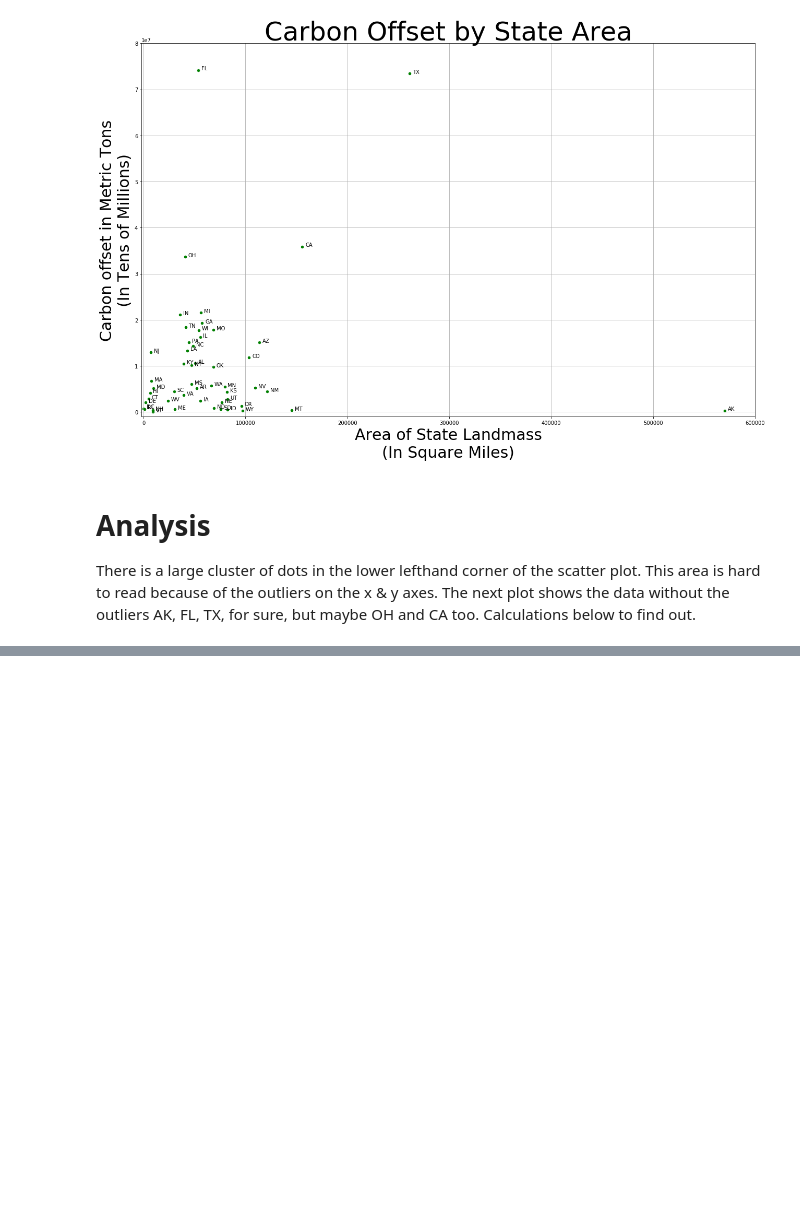
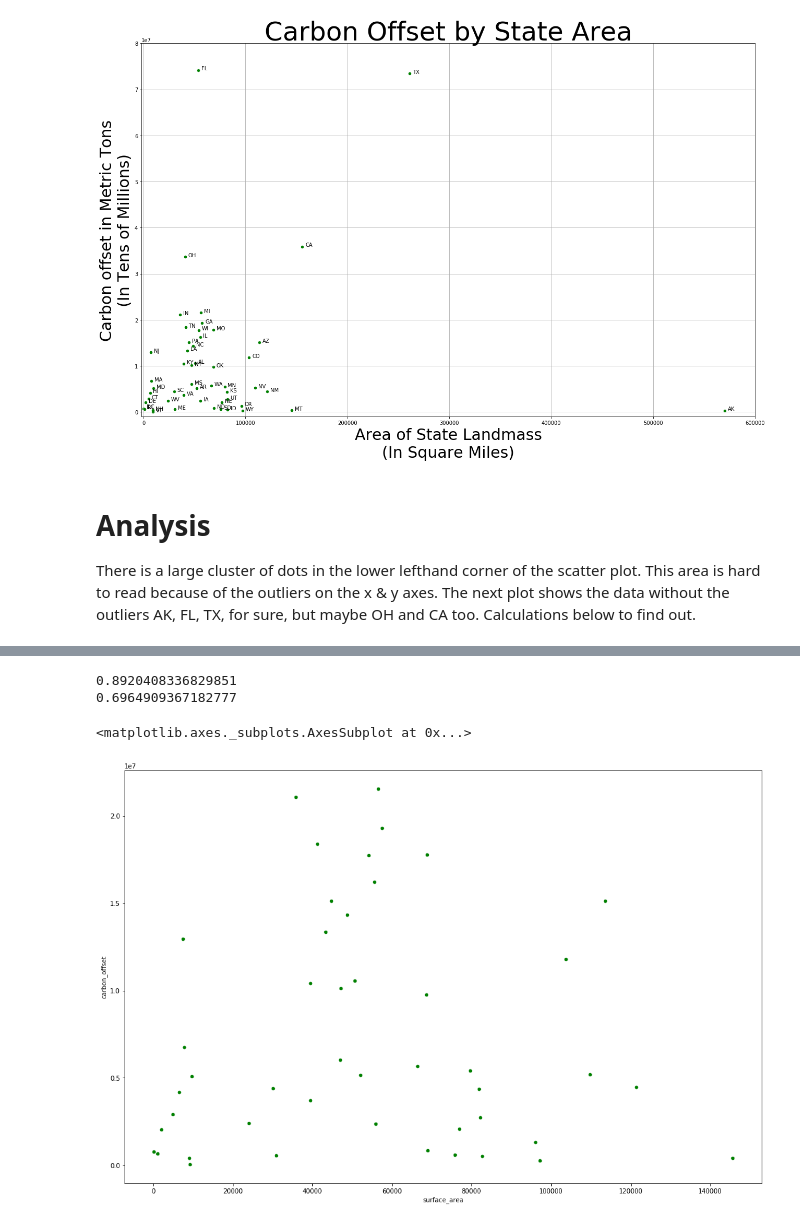
Before and after one commit to Agrattendick/The_Dirty_Hippy_Proposal_For_Clean_Solar_Energy, a Jupyter notebook: Charting/Adjusted Carbon Offset by State Landmass.ipynb, the cells around one changed output, grey strips where cells are left out. Saved outputs shown, nothing was run; the diff lists cells and outputs as text; code cells hidden in the pictures; blank space fills up the shorter version.

```diff
--- a/Charting/Adjusted Carbon Offset by State Landmass.ipynb
+++ b/Charting/Adjusted Carbon Offset by State Landmass.ipynb
@@ -80,0 +105,7 @@ There is a large cluster of dots in the lower lefthand corner of the scatter plo
+# %%
+#Find z-scores
+carbon_offset_by_land_df['z_carbon_offset'] = (carbon_offset_by_land_df['carbon_offset']-y_mean)/y_std
+carbon_offset_by_land_df['z_surface_area']= (carbon_offset_by_land_df['surface_area']-x_mean)/x_std
+carbon_offset_by_land_df = carbon_offset_by_land_df.reindex(columns = ['state', 'abbrv', 'surface_area', 'z_surface_area',
+                                                                       'carbon_offset', 'z_carbon_offset'])
+#carbon_offset_by_land_df.head()
@@ -80,0 +114,30 @@ There is a large cluster of dots in the lower lefthand corner of the scatter plo
+# %%
+#Remove outliers from datafrome.
+#New Dataframe
+trimmed_carbon_offset_by_land_df = carbon_offset_by_land_df
+
+#Remove x-axis outliers
+trimmed_carbon_offset_by_land_df = trimmed_carbon_offset_by_land_df.drop(
+trimmed_carbon_offset_by_land_df[trimmed_carbon_offset_by_land_df.z_surface_area > 1].index)
+
+#remove y-axis outliers
+trimmed_carbon_offset_by_land_df = trimmed_carbon_offset_by_land_df.drop(
+trimmed_carbon_offset_by_land_df[trimmed_carbon_offset_by_land_df.z_carbon_offset > 1].index)
+
+#reset the index
+trimmed_carbon_offset_by_land_df = trimmed_carbon_offset_by_land_df.reset_index()
+
+#verify everything worked.
+print(trimmed_carbon_offset_by_land_df['z_surface_area'].max())
+print(trimmed_carbon_offset_by_land_df['z_carbon_offset'].max())
+# %% [output]
+0.8920408336829851
+0.6964909367182777
+# %%
+#Scatter plot of adjusted carbon offset by landmass sans outliers and saved to a png file.
+
+#plot the data
+trimmed_carbon_offset_by_land_df.plot.scatter(x='surface_area', y='carbon_offset', figsize = (18,12), color= 'green')
+# %% [output]
+<matplotlib.axes._subplots.AxesSubplot at 0x...>
+[figure, added]
```
Also changed, not shown: parts of 3 cells of this notebook.
